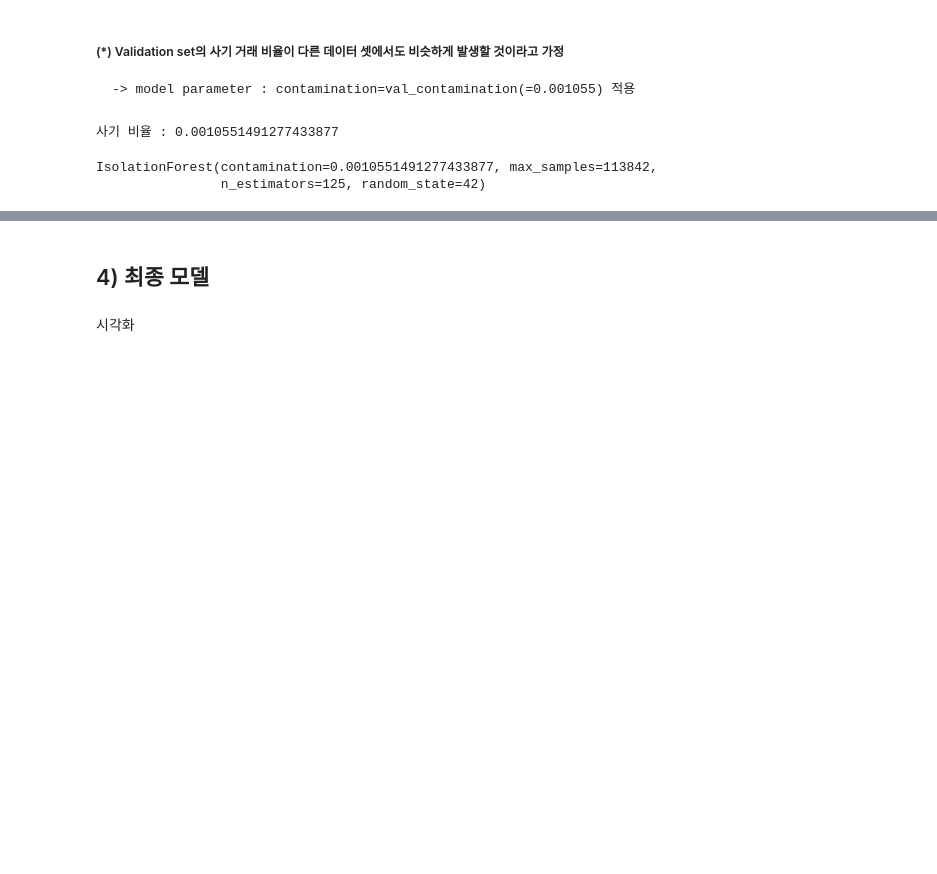
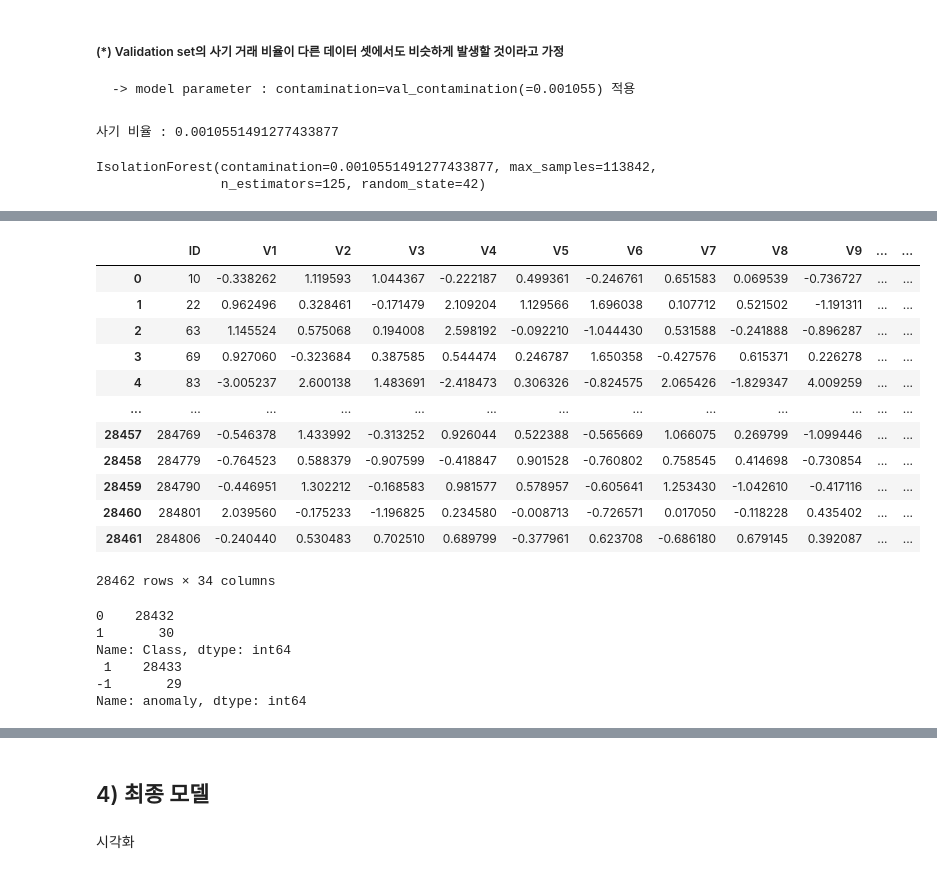
Before and after one commit to FISA-OkJwCy/Fraud_Transaction, a Jupyter notebook: fraud_detection.ipynb, the cells around one changed output, grey strips where cells are left out. Cells and saved outputs as stored; diff of their text form; code cells hidden in the pictures; blank space fills up the shorter version.

```diff
--- a/fraud_detection.ipynb
+++ b/fraud_detection.ipynb
@@ -279,3 +259,3 @@ Name: anomaly, dtype: int64
 # %%
-X_val = val_df.drop(['Class'],axis=1)
+X_val = val_df.drop(['Class','ID'],axis=1)
 Y_val = val_df['Class']
@@ -297,0 +262,32 @@ print(classification_report(y_val, IF_val_pred))
+# %%
+score_val=IFmodel.decision_function(X_val.to_numpy())
+anomaly_val=IFmodel.predict(X_val.to_numpy())
+# %%
+val_df['scores']=score_val
+val_df['anomaly']=anomaly_val
+# %%
+val_df
+# %% [output]
+|  | ID | V1 | V2 | V3 | V4 | V5 | V6 | V7 | V8 | V9 | ... | ... |
+| 0 | 10 | -0.338262 | 1.119593 | 1.044367 | -0.222187 | 0.499361 | -0.246761 | 0.651583 | 0.069539 | -0.736727 | ... | ... |
+| 1 | 22 | 0.962496 | 0.328461 | -0.171479 | 2.109204 | 1.129566 | 1.696038 | 0.107712 | 0.521502 | -1.191311 | ... | ... |
+| 2 | 63 | 1.145524 | 0.575068 | 0.194008 | 2.598192 | -0.092210 | -1.044430 | 0.531588 | -0.241888 | -0.896287 | ... | ... |
+| 3 | 69 | 0.927060 | -0.323684 | 0.387585 | 0.544474 | 0.246787 | 1.650358 | -0.427576 | 0.615371 | 0.226278 | ... | ... |
+| 4 | 83 | -3.005237 | 2.600138 | 1.483691 | -2.418473 | 0.306326 | -0.824575 | 2.065426 | -1.829347 | 4.009259 | ... | ... |
+| ... | ... | ... | ... | ... | ... | ... | ... | ... | ... | ... | ... | ... |
+| 28457 | 284769 | -0.546378 | 1.433992 | -0.313252 | 0.926044 | 0.522388 | -0.565669 | 1.066075 | 0.269799 | -1.099446 | ... | ... |
+| 28458 | 284779 | -0.764523 | 0.588379 | -0.907599 | -0.418847 | 0.901528 | -0.760802 | 0.758545 | 0.414698 | -0.730854 | ... | ... |
+| 28459 | 284790 | -0.446951 | 1.302212 | -0.168583 | 0.981577 | 0.578957 | -0.605641 | 1.253430 | -1.042610 | -0.417116 | ... | ... |
+| 28460 | 284801 | 2.039560 | -0.175233 | -1.196825 | 0.234580 | -0.008713 | -0.726571 | 0.017050 | -0.118228 | 0.435402 | ... | ... |
+| 28461 | 284806 | -0.240440 | 0.530483 | 0.702510 | 0.689799 | -0.377961 | 0.623708 | -0.686180 | 0.679145 | 0.392087 | ... | ... |
+28462 rows × 34 columns
+# %%
+print(val_df['Class'].value_counts())
+print(val_df['anomaly'].value_counts())
+# %% [output]
+0    28432
+1       30
+Name: Class, dtype: int64
+ 1    28433
+-1       29
+Name: anomaly, dtype: int64
```
Also changed, not shown: parts of 24 cells of this notebook.
